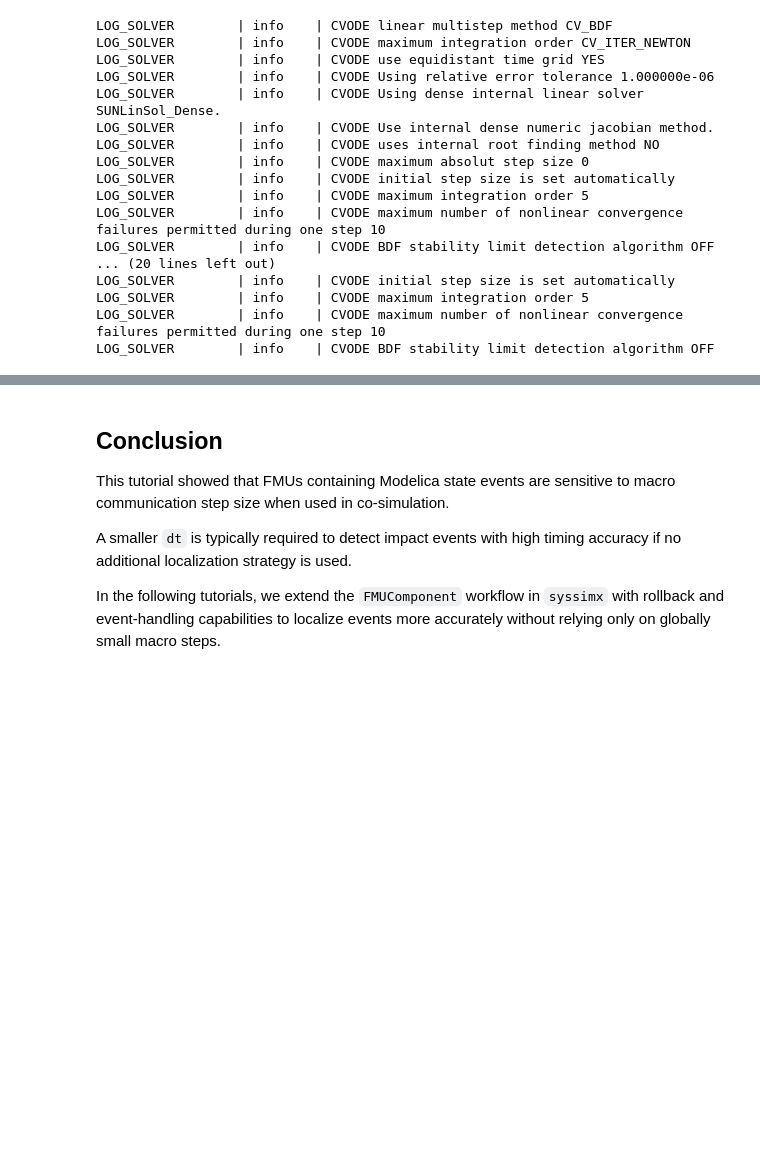
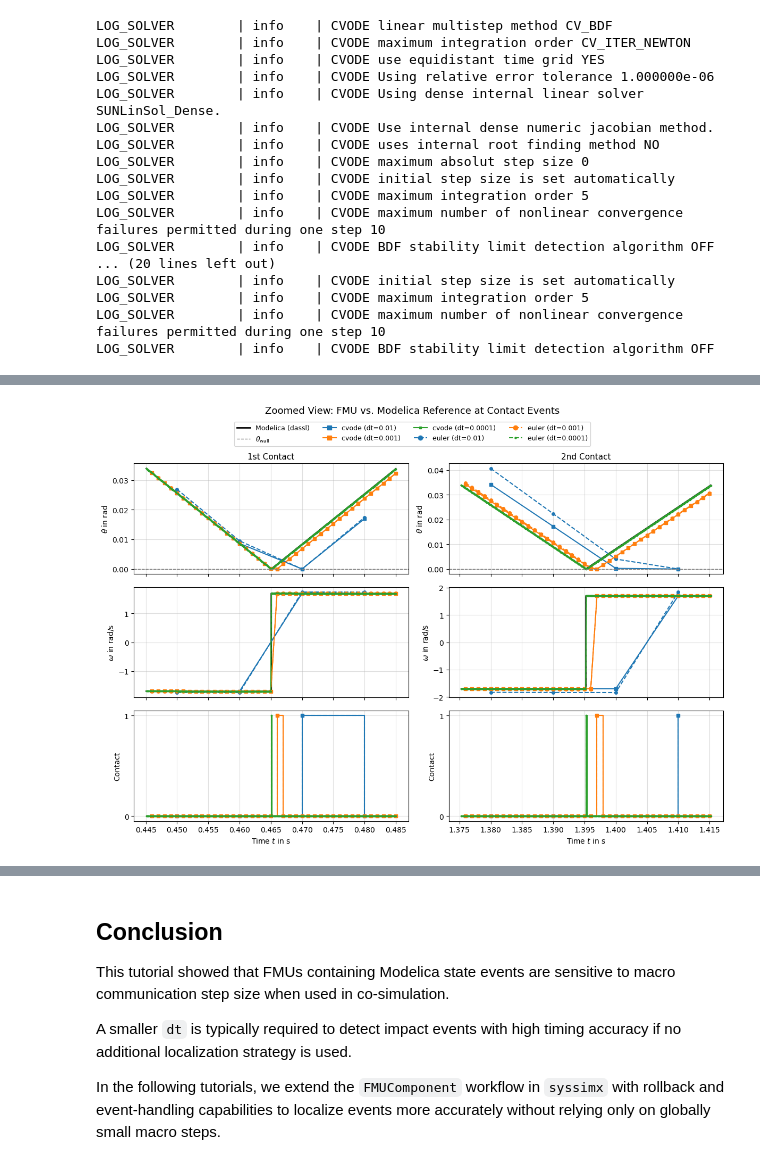
Before and after one commit to FlorianFrech/SystemSimulation, a Jupyter notebook: docs/04_tool_integration/01_modelica/02_modelica_pendulum_contact.ipynb, the cells around one changed output, grey strips where cells are left out. Drawn from its saved outputs; the diff is of its cells as text; code cells hidden in the pictures; blank space fills up the shorter version.

```diff
--- a/docs/04_tool_integration/01_modelica/02_modelica_pendulum_contact.ipynb
+++ b/docs/04_tool_integration/01_modelica/02_modelica_pendulum_contact.ipynb
@@ -318,0 +361,86 @@ plt.show()
+# %%
+zoom = 0.02  # half-width of zoom window in seconds
+contact_instants = [t_contact_0, t_contact_1]
+contact_labels = ["1st Contact", "2nd Contact"]
+
+fig, axs = plt.subplots(3, 2, figsize=(12, 8), sharex="col")
+fig.suptitle("Zoomed View: FMU vs. Modelica Reference at Contact Events", fontsize=13, y=1.05)
+
+markers = {"euler": "o", "cvode": "s"}
+
+for col, (t_c, label) in enumerate(zip(contact_instants, contact_labels)):
+    t_lo, t_hi = t_c - zoom, t_c + zoom
+    mask_ref = (t_ref >= t_lo) & (t_ref <= t_hi)
+
+    # --- Row 0: Position theta ---
+    axs[0, col].plot(
+        t_ref[mask_ref], theta_ref[mask_ref],
+        color="black", linewidth=2, label="Modelica (dassl)",
+    )
+    axs[0, col].axhline(theta_wall, color="grey", linestyle="--", linewidth=1, label=r"$\theta_{\mathrm{wall}}$")
+    for solver_name, solver_results in fmu_results.items():
+        for dt_str, results in solver_results.items():
+            t_vals = results["theta"]["time"]
+            mask = (t_vals >= t_lo) & (t_vals <= t_hi)
+            markersize = 1.5 if dt_str == "0.0001" else 4
+            axs[0, col].plot(
+                t_vals[mask], results["theta"]["values"][mask],
+                color=colors[float(dt_str)],
+                linestyle=linestyles[solver_name],
+                label=f"{solver_name} (dt={dt_str})",
+                marker=markers[solver_name], markersize=markersize
+            )
+    axs[0, col].axhline(theta_wall, color="grey", linestyle="--", linewidth=1)
+    axs[0, col].set_title(label, fontsize=11)
+    axs[0, col].set_ylabel(r"$\theta$ in rad")
+    axs[0, col].grid(True, alpha=0.4)
+
+    # --- Row 1: Angular velocity omega ---
+    axs[1, col].plot(
+        t_ref[mask_ref], omega_ref[mask_ref],
+        color="black", linewidth=2,
+    )
+    for solver_name, solver_results in fmu_results.items():
+        for dt_str, results in solver_results.items():
+            t_vals = results["omega"]["time"]
+            mask = (t_vals >= t_lo) & (t_vals <= t_hi)
+            markersize = 1.5 if dt_str == "0.0001" else 4
+            axs[1, col].plot(
+                t_vals[mask], results["omega"]["values"][mask],
+                color=colors[float(dt_str)],
+                linestyle=linestyles[solver_name],
+                marker=markers[solver_name], markersize=markersize
+            )
+    axs[1, col].set_ylabel(r"$\omega$ in rad/s")
+    axs[1, col].grid(True, alpha=0.4)
+
+    # --- Row 2: Contact flag ---
+    axs[2, col].step(
+        t_ref[mask_ref], contact_ref[mask_ref].astype(int),
+        where="post", color="black", linewidth=2,
+    )
+    for solver_name, solver_results in fmu_results.items():
+        for dt_str, results in solver_results.items():
+            t_vals = results["contact"]["time"]
+            mask = (t_vals >= t_lo) & (t_vals <= t_hi)
+            markersize = 1.5 if dt_str == "0.0001" else 4
+            axs[2, col].step(
+                t_vals[mask], results["contact"]["values"][mask].astype(int),
+                where="post",
+                color=colors[float(dt_str)],
+                linestyle=linestyles[solver_name],
+                marker=markers[solver_name], markersize=markersize
+            )
+    axs[2, col].set_ylabel("Contact")
+    axs[2, col].set_xlabel(r"Time $t$ in s")
+    axs[2, col].set_yticks([0, 1])
+    axs[2, col].grid(True, alpha=0.4)
+
+# Shared legend (top of figure, no duplicates)
+handles, labels = axs[0, 0].get_legend_handles_labels()
+fig.legend(handles, labels, loc="upper center", bbox_to_anchor=(0.5, 1.02),
+           ncol=len(labels)/2, fontsize=9, frameon=True, markerscale=1.5)
+plt.tight_layout()
+plt.show()
+# %% [output]
+[figure, added]
```
Also changed, not shown: parts of 12 cells of this notebook, 35 other files.
